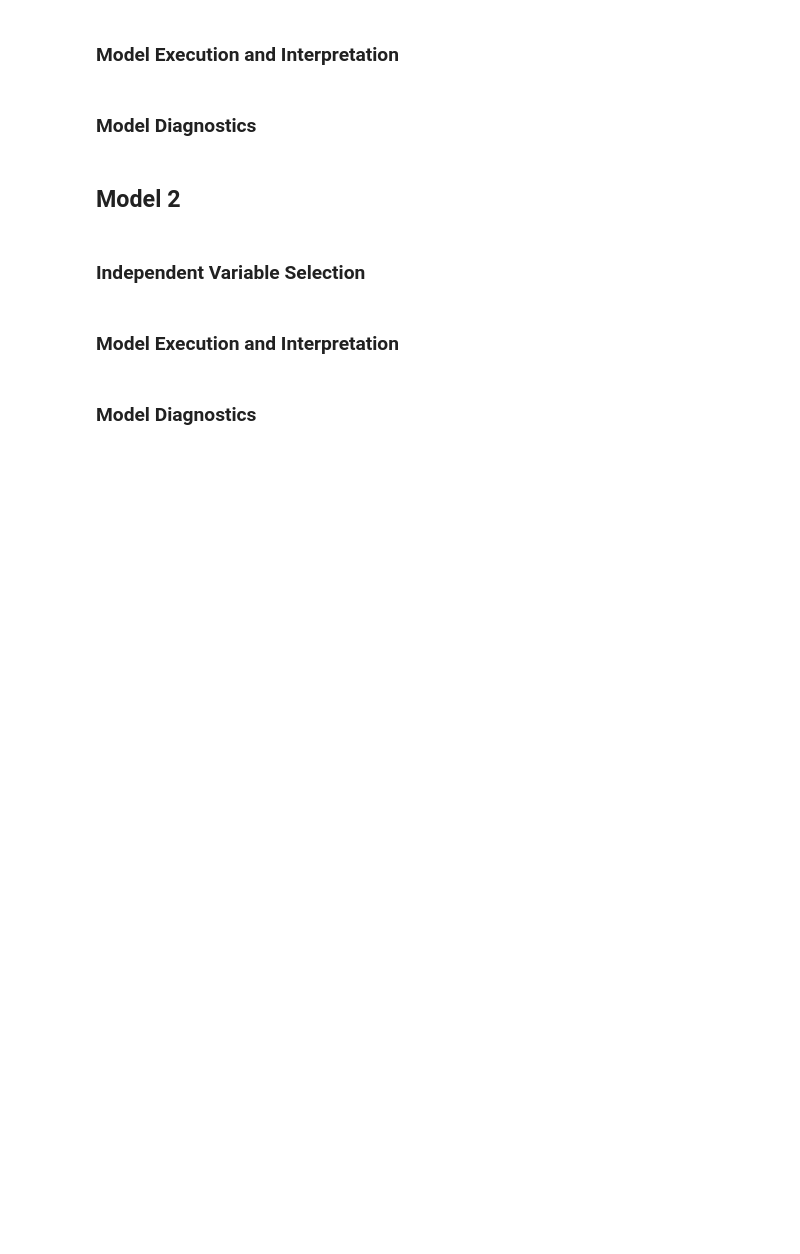
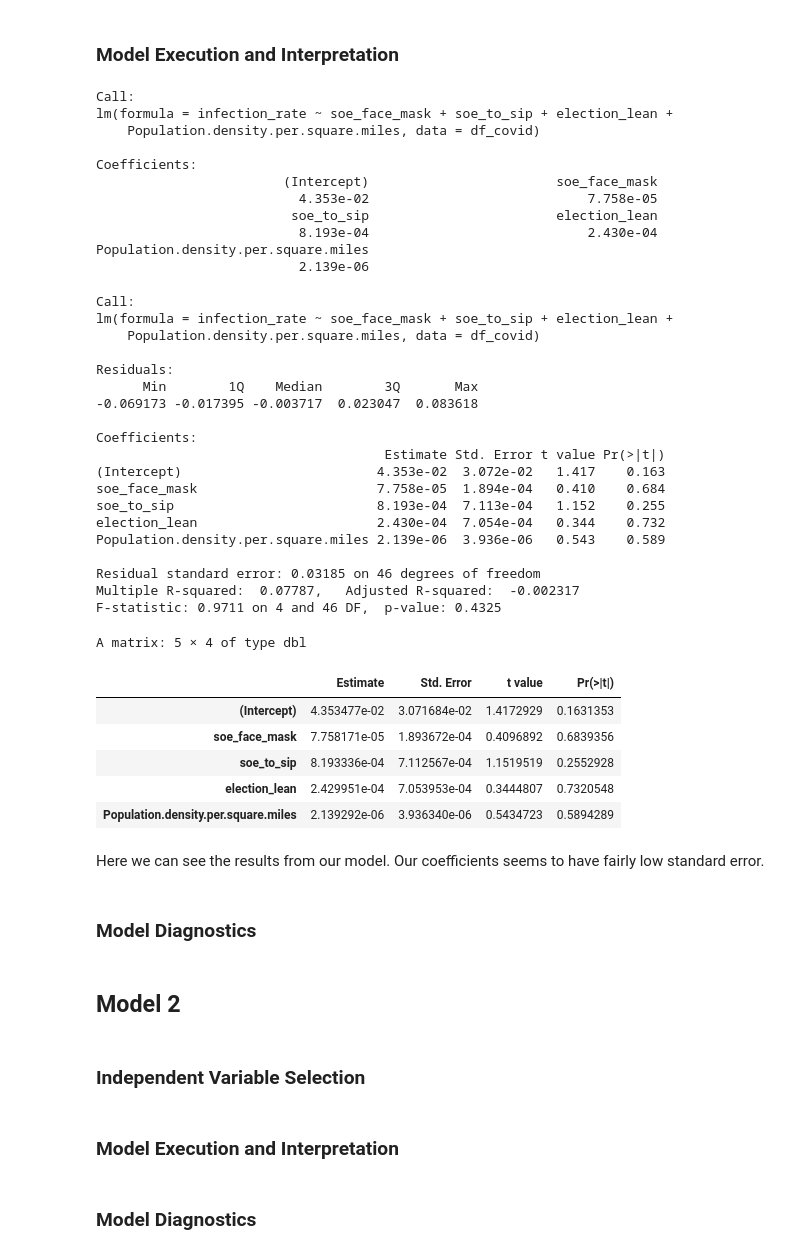
Before and after one commit to mfan86/mids-w203, a Jupyter notebook: lab3/draft_lab3_covid.ipynb, the cells around one changed output. Cells and saved outputs as stored; diff of their text form; code cells hidden in the pictures; blank space fills up the shorter version.

Commit message:
initial model 1 design, next up is diagnostics

```diff
--- a/lab3/draft_lab3_covid.ipynb
+++ b/lab3/draft_lab3_covid.ipynb
@@ -196,5 +196,65 @@ NULL
 # %% [markdown]
 ### Model Execution and Interpretation
+# %%
+linearMod <- lm(infection_rate ~ soe_face_mask + soe_to_sip + election_lean + Population.density.per.square.miles, data=df_covid)  # build linear regression model on full data
+print(linearMod)
+summary(linearMod)  # model summary
+
+modelSummary <- summary(linearMod)  # capture model summary as an object
+modelCoeffs <- modelSummary$coefficients  # model coefficients
+modelCoeffs
+
+beta.estimate <- modelCoeffs["(Intercept)", "Estimate"]  # get beta estimate for infection_rate
+std.error <- modelCoeffs["(Intercept)", "Std. Error"]  # get std.error for infection_rate
+t_value <- beta.estimate/std.error  # calc t statistic
+p_value <- 2*pt(-abs(t_value), df=nrow(cars)-ncol(df_covid))  # calc p Value
+f_statistic <- linearMod$fstatistic[1]  # fstatistic
+f <- summary(linearMod)$fstatistic  # parameters for model p-value calc
+model_p <- pf(f[1], f[2], f[3], lower=FALSE)
+#t_value
+#p_value
+#f_statistic
+#model_p
+# %% [output]
+Call:
+lm(formula = infection_rate ~ soe_face_mask + soe_to_sip + election_lean +
+    Population.density.per.square.miles, data = df_covid)
+
+Coefficients:
+                        (Intercept)                        soe_face_mask
+                          4.353e-02                            7.758e-05
+                         soe_to_sip                        election_lean
+                          8.193e-04                            2.430e-04
+Population.density.per.square.miles
+                          2.139e-06
+Call:
+lm(formula = infection_rate ~ soe_face_mask + soe_to_sip + election_lean +
+    Population.density.per.square.miles, data = df_covid)
+
+Residuals:
+      Min        1Q    Median        3Q       Max
+-0.069173 -0.017395 -0.003717  0.023047  0.083618
+
+Coefficients:
+                                     Estimate Std. Error t value Pr(>|t|)
+(Intercept)                         4.353e-02  3.072e-02   1.417    0.163
+soe_face_mask                       7.758e-05  1.894e-04   0.410    0.684
+soe_to_sip                          8.193e-04  7.113e-04   1.152    0.255
+election_lean                       2.430e-04  7.054e-04   0.344    0.732
+Population.density.per.square.miles 2.139e-06  3.936e-06   0.543    0.589
+
+Residual standard error: 0.03185 on 46 degrees of freedom
+Multiple R-squared:  0.07787,   Adjusted R-squared:  -0.002317
+F-statistic: 0.9711 on 4 and 46 DF,  p-value: 0.4325
+A matrix: 5 × 4 of type dbl
+|  | Estimate | Std. Error | t value | Pr(>|t|) |
+| (Intercept) | 4.353477e-02 | 3.071684e-02 | 1.4172929 | 0.1631353 |
+| soe_face_mask | 7.758171e-05 | 1.893672e-04 | 0.4096892 | 0.6839356 |
+| soe_to_sip | 8.193336e-04 | 7.112567e-04 | 1.1519519 | 0.2552928 |
+| election_lean | 2.429951e-04 | 7.053953e-04 | 0.3444807 | 0.7320548 |
+| Population.density.per.square.miles | 2.139292e-06 | 3.936340e-06 | 0.5434723 | 0.5894289 |
+# %% [markdown]
+Here we can see the results from our model. Our coefficients seems to have fairly low standard error.
 # %% [markdown]
 ### Model Diagnostics
 # %% [markdown]
```
Also changed, not shown: parts of 13 cells of this notebook.
